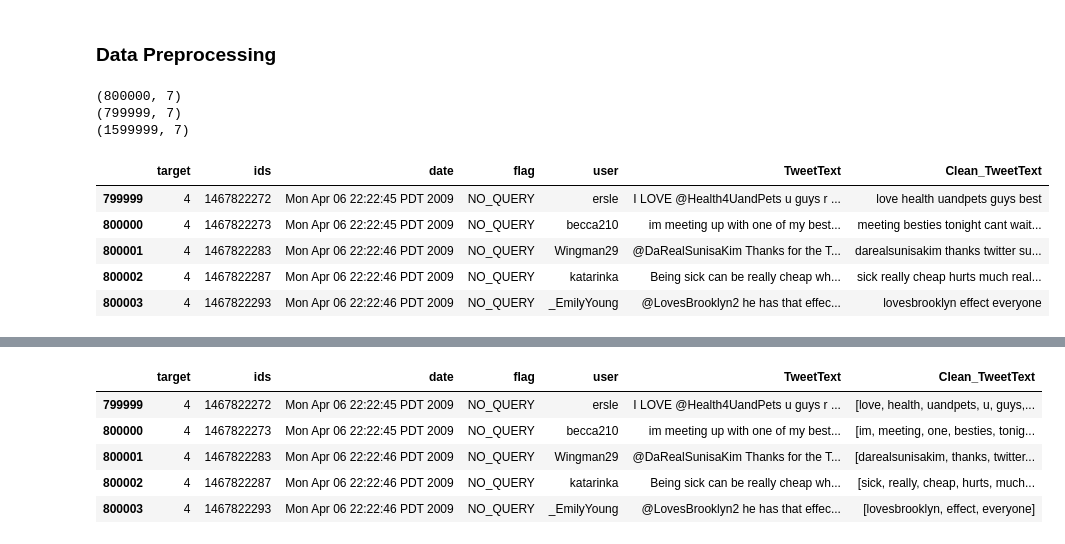
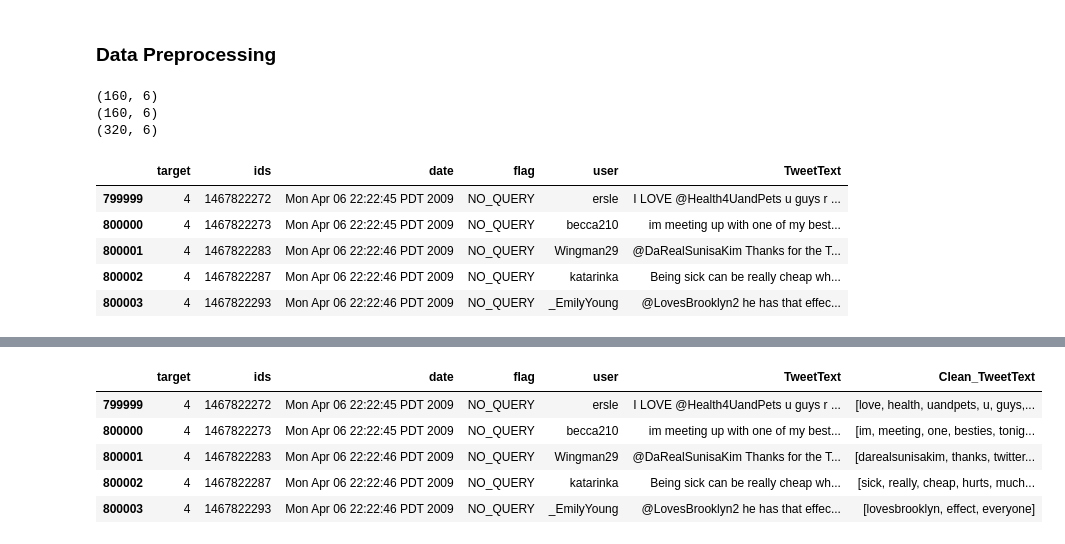
Before and after one commit to efwoods/Alleviating-Depression-With-Machine-Learning-And-Twitter-Quotes, a Jupyter notebook: code/modules/depression/depression.ipynb, the cells around one changed output, grey strips where cells are left out. Drawn from its saved outputs; the diff is of its cells as text; code cells hidden in the pictures.

```diff
--- a/code/modules/depression/depression.ipynb
+++ b/code/modules/depression/depression.ipynb
@@ -200,21 +209,23 @@ data.describe(include='all')
 # %% [markdown]
 ### **Data Preprocessing**
 # %%
-positif_data = data[data.target==4].iloc[:,:]
+n_samples = 160
+
+positif_data = data[data.target==4].iloc[:n_samples,:]
 print(positif_data.shape)
-negative_data = data[data.target==0].iloc[:,:]
+negative_data = data[data.target==0].iloc[:n_samples,:]
 print(negative_data.shape)
 data = pd.concat([positif_data,negative_data],axis = 0)
 print(data.shape)
 data.head()
 # %% [output]
-(800000, 7)
-(799999, 7)
-(1599999, 7)
+(160, 6)
+(160, 6)
+(320, 6)
-|  | target | ids | date | flag | user | TweetText | Clean_TweetText |
-| 799999 | 4 | 1467822272 | Mon Apr 06 22:22:45 PDT 2009 | NO_QUERY | ersle | I LOVE @Health4UandPets u guys r ... | love health uandpets guys best |
-| 800000 | 4 | 1467822273 | Mon Apr 06 22:22:45 PDT 2009 | NO_QUERY | becca210 | im meeting up with one of my best... | meeting besties tonight cant wait... |
-| 800001 | 4 | 1467822283 | Mon Apr 06 22:22:46 PDT 2009 | NO_QUERY | Wingman29 | @DaRealSunisaKim Thanks for the T... | darealsunisakim thanks twitter su... |
-| 800002 | 4 | 1467822287 | Mon Apr 06 22:22:46 PDT 2009 | NO_QUERY | katarinka | Being sick can be really cheap wh... | sick really cheap hurts much real... |
-| 800003 | 4 | 1467822293 | Mon Apr 06 22:22:46 PDT 2009 | NO_QUERY | _EmilyYoung | @LovesBrooklyn2 he has that effec... | lovesbrooklyn effect everyone |
+|  | target | ids | date | flag | user | TweetText |
+| 799999 | 4 | 1467822272 | Mon Apr 06 22:22:45 PDT 2009 | NO_QUERY | ersle | I LOVE @Health4UandPets u guys r ... |
+| 800000 | 4 | 1467822273 | Mon Apr 06 22:22:45 PDT 2009 | NO_QUERY | becca210 | im meeting up with one of my best... |
+| 800001 | 4 | 1467822283 | Mon Apr 06 22:22:46 PDT 2009 | NO_QUERY | Wingman29 | @DaRealSunisaKim Thanks for the T... |
+| 800002 | 4 | 1467822287 | Mon Apr 06 22:22:46 PDT 2009 | NO_QUERY | katarinka | Being sick can be really cheap wh... |
+| 800003 | 4 | 1467822293 | Mon Apr 06 22:22:46 PDT 2009 | NO_QUERY | _EmilyYoung | @LovesBrooklyn2 he has that effec... |
 # %%
```
Also changed, not shown: parts of 12 cells of this notebook.
